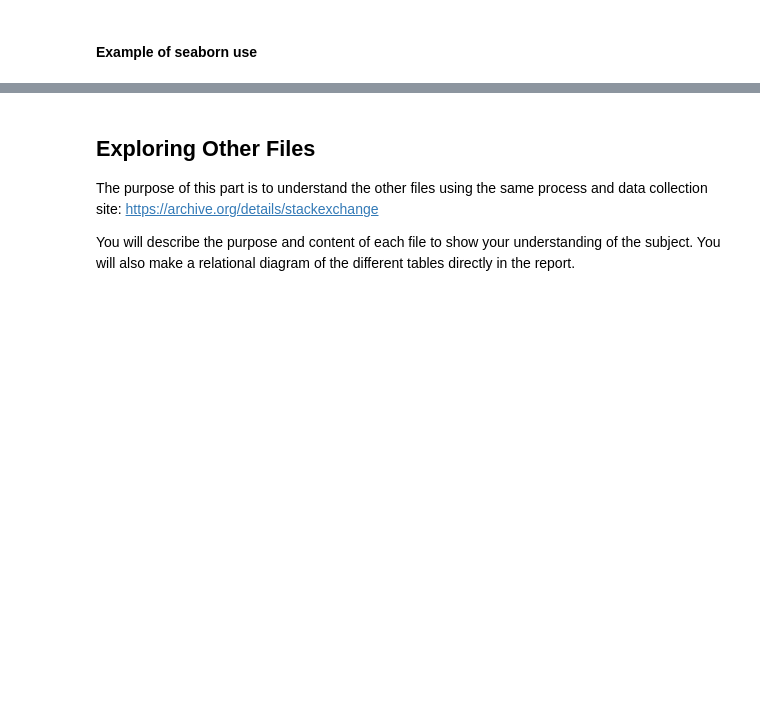
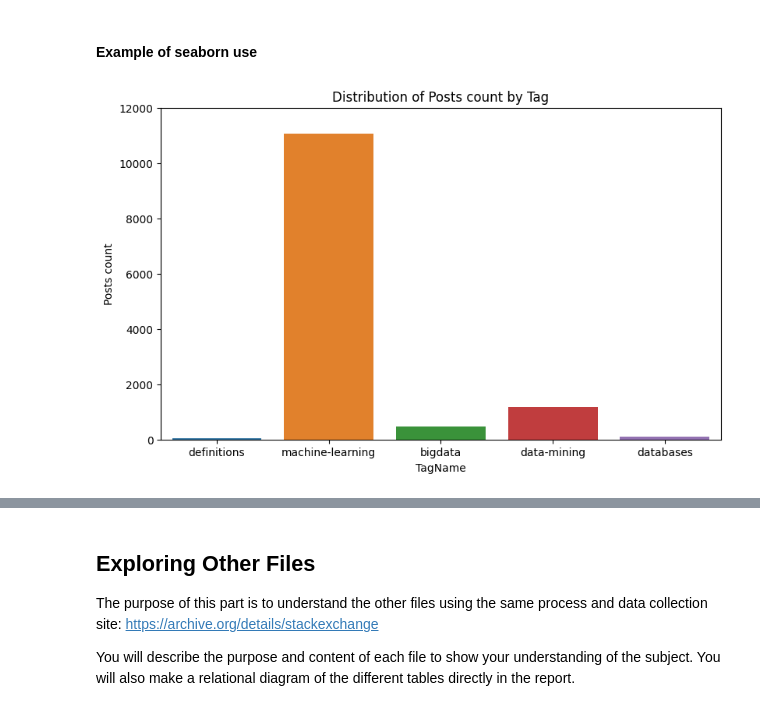
Before and after one commit to Aubinx/Search-Engine-HeadMind-Partners, a Jupyter notebook: Day1.ipynb, the cells around one changed output, grey strips where cells are left out. Drawn from its saved outputs; the diff is of its cells as text; code cells hidden in the pictures; blank space fills up the shorter version.

```diff
--- a/Day1.ipynb
+++ b/Day1.ipynb
@@ -196,6 +196,8 @@ Here is what a raw file looks like:
 ### XML Extraction example for Tags file
 Here is a method to read these XML files easily as a pandas DataFrame.
 # %%
+DATA_PATH = "datascience.stackexchange.com/"
+
 tags = pd.read_xml(os.path.join(DATA_PATH, 'Tags.xml'), parser="etree", encoding="utf8")
 # %%
 tags
@@ -260,16 +353,18 @@ plt.show()
 # %%
 tags_5 = tags.head(5)
 
 fig, ax = plt.subplots(figsize=(8, 5), layout='constrained')
 
-sns.barplot(x=tags_5["TagName"], y=tags_5["Count"], width=0.4)
+sns.barplot(x=tags_5["TagName"], y=tags_5["Count"])
 
 # Add some text for labels, title and custom x-axis tick labels, etc.
 ax.set_ylabel('Posts count')
 ax.set_title('Distribution of Posts count by Tag')
 ax.set_ylim(0, 12_000)
 
 plt.show()
+# %% [output]
+[figure, added]
 # %% [markdown]
 These were 2 examples of distribution visualization via histograms.
 
```
Also changed, not shown: parts of 19 cells of this notebook, 2 other files.
